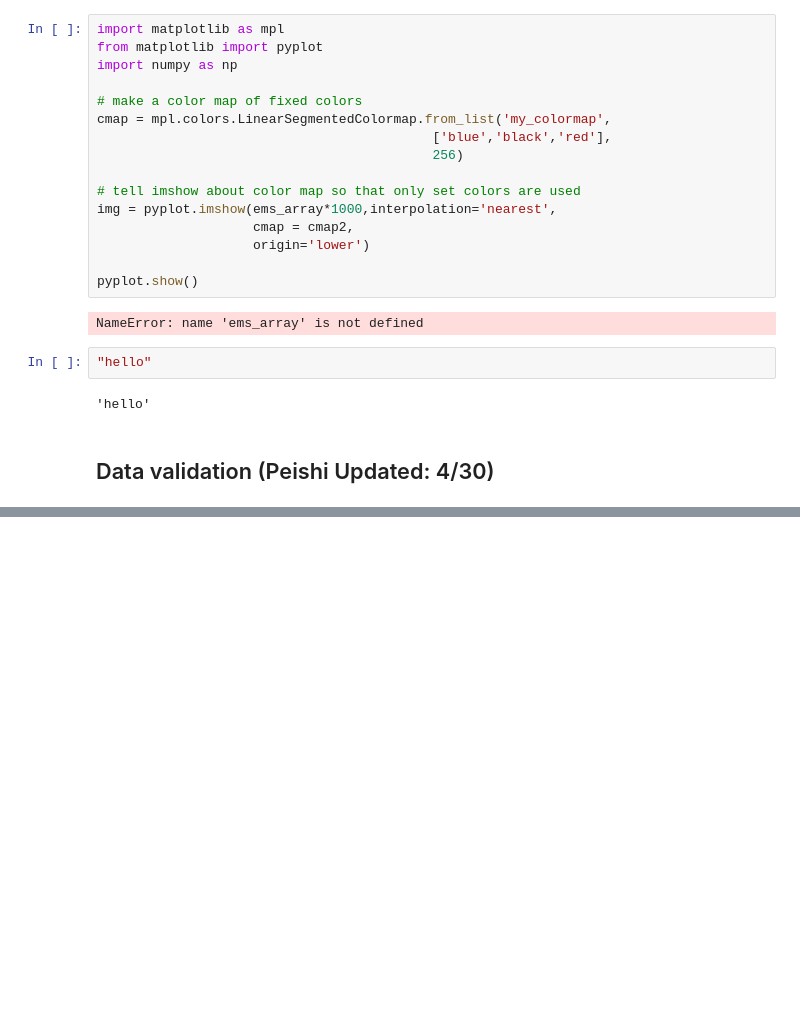
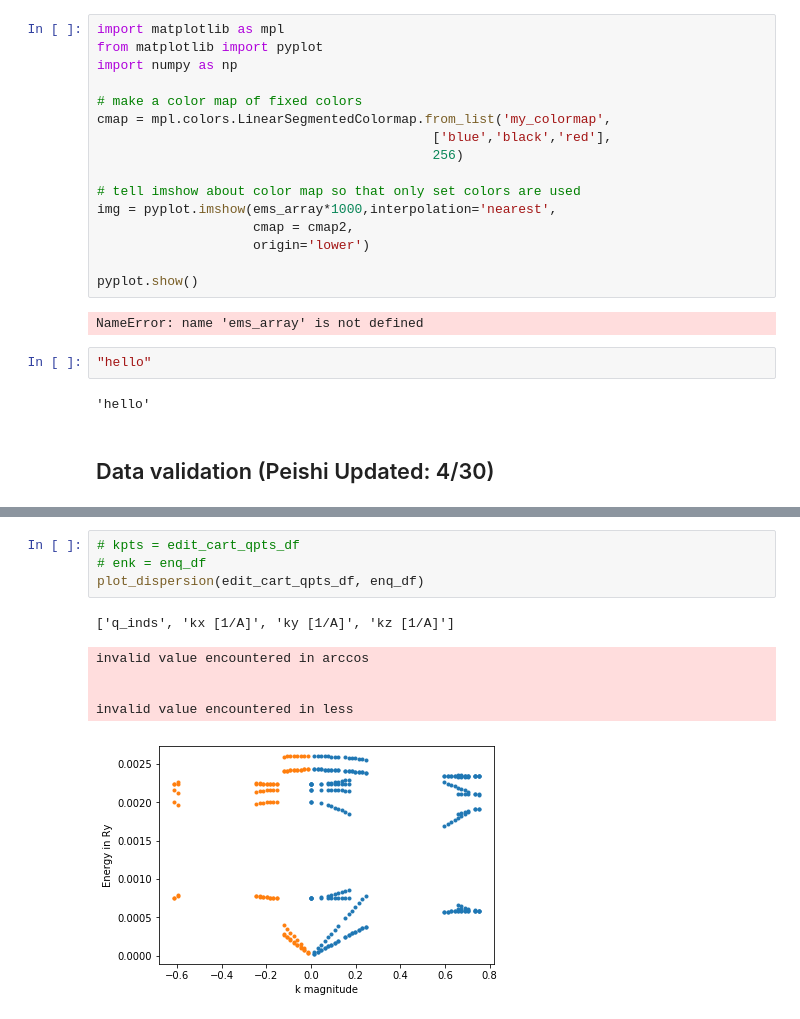
Before and after one commit to alexanderychoi/linear_boltzmann, a Jupyter notebook: data_processing_4_19.ipynb, the cells around one changed output, grey strips where cells are left out. Drawn from its saved outputs; the diff is of its cells as text; blank space fills up the shorter version.

Commit message:
more robust dispersion plotting

```diff
--- a/data_processing_4_19.ipynb
+++ b/data_processing_4_19.ipynb
@@ -1377,0 +1435,11 @@ invalid value encountered in less
+# %%
+# kpts = edit_cart_qpts_df
+# enk = enq_df
+plot_dispersion(edit_cart_qpts_df, enq_df)
+# %% [output]
+['q_inds', 'kx [1/A]', 'ky [1/A]', 'kz [1/A]']
+invalid value encountered in arccos
+
+
+invalid value encountered in less
+[figure, added]
```
Also changed, not shown: parts of 5 cells of this notebook.
